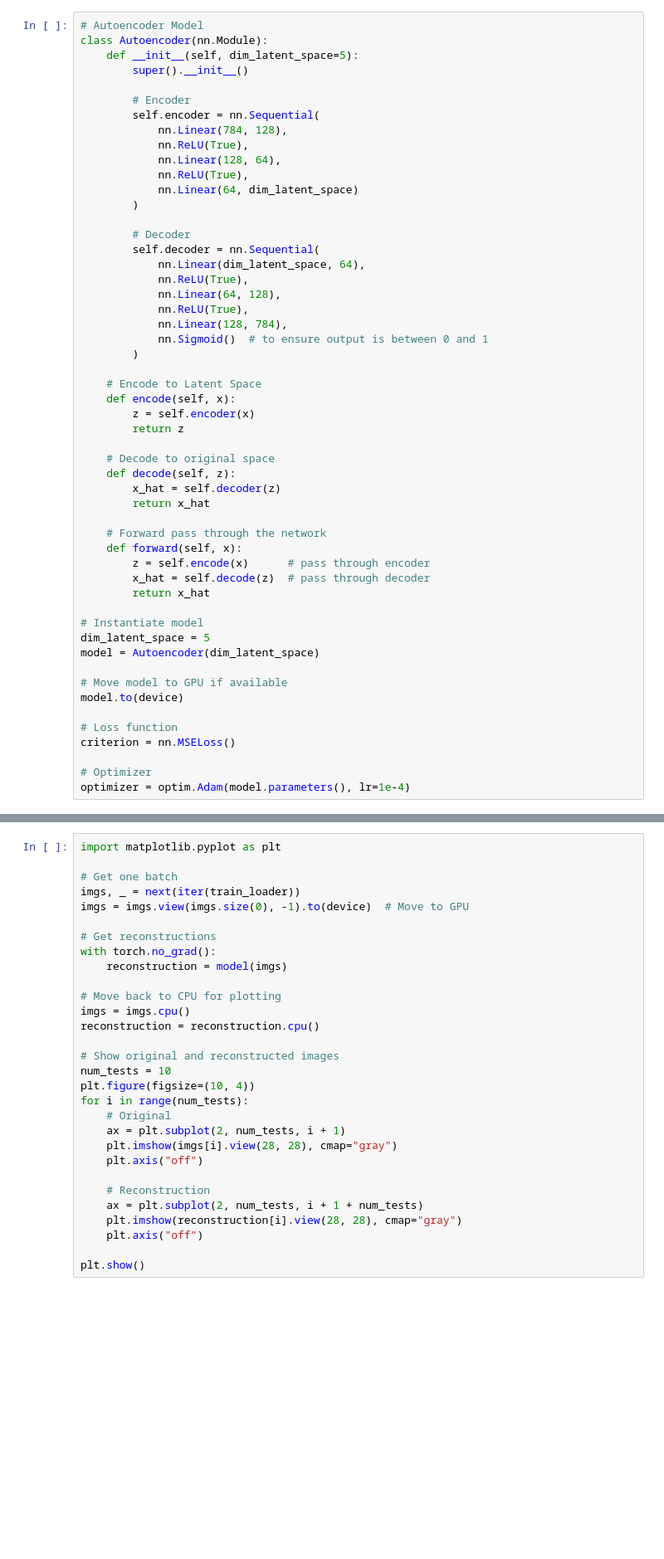
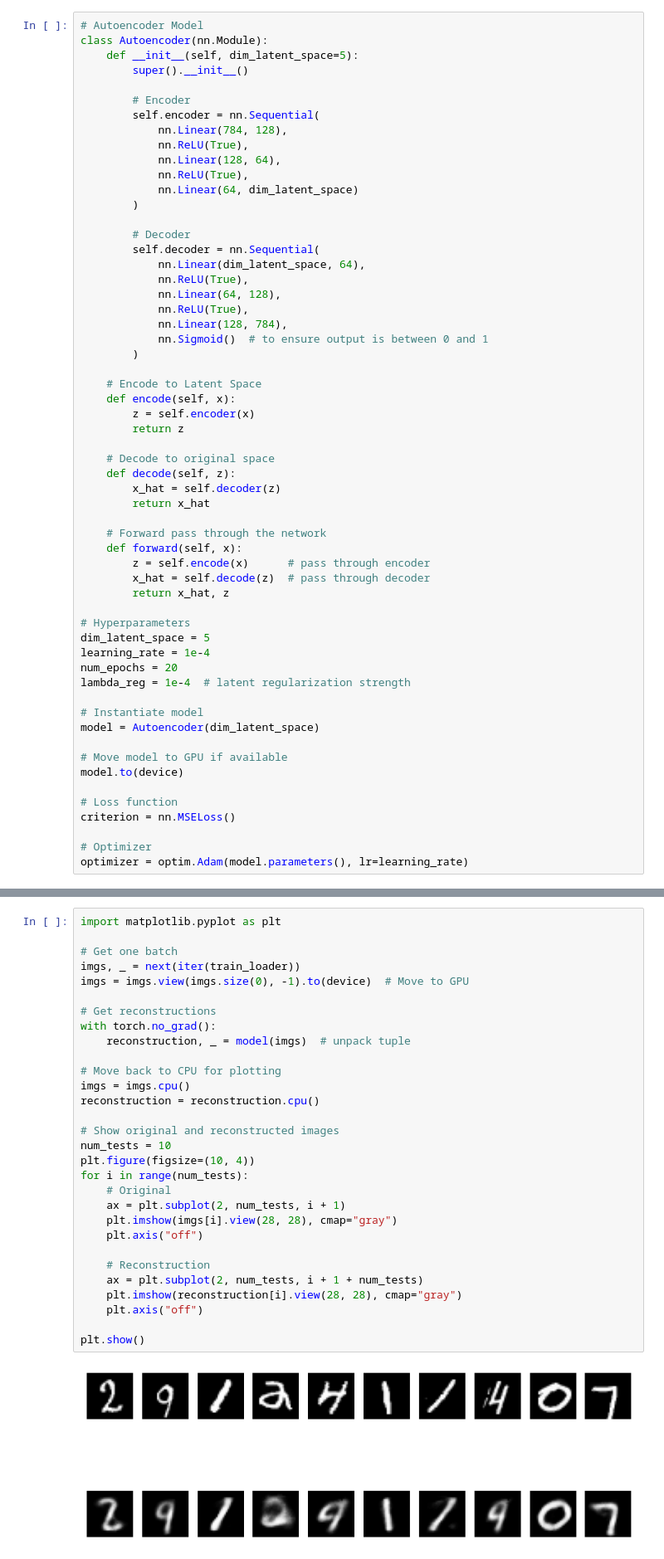
Before and after one commit to sesteban951/LearningMethods, a Jupyter notebook: AutoEncoder/number_classification.ipynb, the cells around one changed output, grey strips where cells are left out. Shown at 83% size. Saved outputs shown, nothing was run; the diff lists cells and outputs as text; blank space fills up the shorter version.

Commit message:
added regularization to latent space after encoding

```diff
--- a/AutoEncoder/number_classification.ipynb
+++ b/AutoEncoder/number_classification.ipynb
@@ -54,10 +56,15 @@ class Autoencoder(nn.Module):
     def forward(self, x):
         z = self.encode(x)      # pass through encoder
         x_hat = self.decode(z)  # pass through decoder
-        return x_hat
+        return x_hat, z
+
+# Hyperparameters
+dim_latent_space = 5
+learning_rate = 1e-4
+num_epochs = 20
+lambda_reg = 1e-4  # latent regularization strength
 
 # Instantiate model
-dim_latent_space = 5
 model = Autoencoder(dim_latent_space)
 
 # Move model to GPU if available
@@ -67,5 +74,5 @@ model.to(device)
 criterion = nn.MSELoss()
 
 # Optimizer
-optimizer = optim.Adam(model.parameters(), lr=1e-4)
+optimizer = optim.Adam(model.parameters(), lr=learning_rate)
 # %%
@@ -91,30 +141,32 @@ for epoch in range(num_epochs):
 # %%
 import matplotlib.pyplot as plt
 
 # Get one batch
 imgs, _ = next(iter(train_loader))
 imgs = imgs.view(imgs.size(0), -1).to(device)  # Move to GPU
 
 # Get reconstructions
 with torch.no_grad():
-    reconstruction = model(imgs)
+    reconstruction, _ = model(imgs)  # unpack tuple
 
 # Move back to CPU for plotting
 imgs = imgs.cpu()
 reconstruction = reconstruction.cpu()
 
 # Show original and reconstructed images
 num_tests = 10
 plt.figure(figsize=(10, 4))
 for i in range(num_tests):
     # Original
     ax = plt.subplot(2, num_tests, i + 1)
     plt.imshow(imgs[i].view(28, 28), cmap="gray")
     plt.axis("off")
 
     # Reconstruction
     ax = plt.subplot(2, num_tests, i + 1 + num_tests)
     plt.imshow(reconstruction[i].view(28, 28), cmap="gray")
     plt.axis("off")
 
 plt.show()
+# %% [output]
+[figure, added]
```
Also changed, not shown: parts of 2 cells of this notebook.
